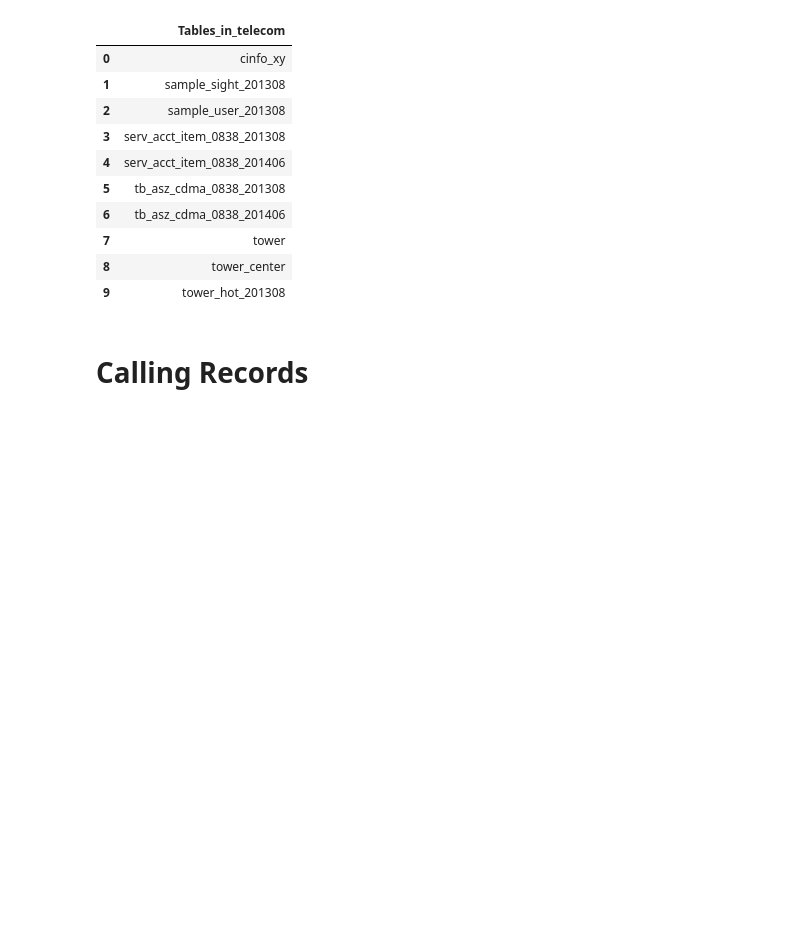
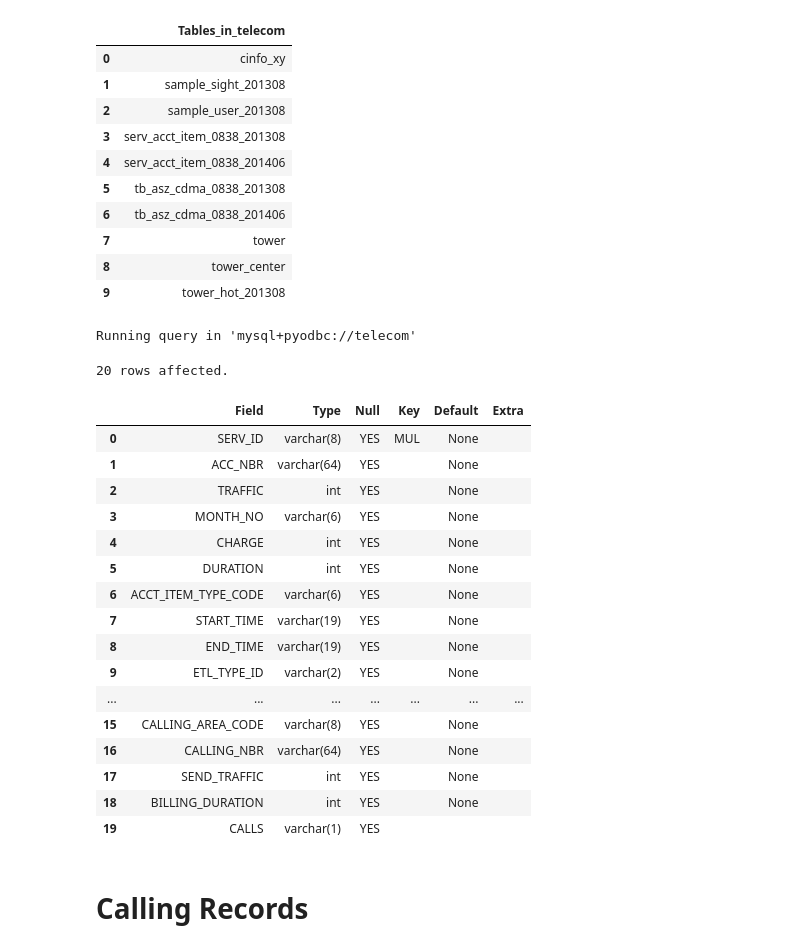
Before and after one commit to githubjacky/telecom, a Jupyter notebook: notebooks/data_info/raw/calling_records.ipynb, the cells around one changed output. Cells and saved outputs as stored; diff of their text form; code cells hidden in the pictures; blank space fills up the shorter version.

```diff
--- a/notebooks/data_info/raw/calling_records.ipynb
+++ b/notebooks/data_info/raw/calling_records.ipynb
@@ -24,5 +28,29 @@ Running query in 'mysql+pyodbc://telecom'
 | 7 | tower |
 | 8 | tower_center |
 | 9 | tower_hot_201308 |
+# %%
+%%sql
+
+DESC serv_acct_item_0838_201308
+# %% [output]
+Running query in 'mysql+pyodbc://telecom'
+20 rows affected.
+|  | Field | Type | Null | Key | Default | Extra |
+| 0 | SERV_ID | varchar(8) | YES | MUL | None |  |
+| 1 | ACC_NBR | varchar(64) | YES |  | None |  |
+| 2 | TRAFFIC | int | YES |  | None |  |
+| 3 | MONTH_NO | varchar(6) | YES |  | None |  |
+| 4 | CHARGE | int | YES |  | None |  |
+| 5 | DURATION | int | YES |  | None |  |
+| 6 | ACCT_ITEM_TYPE_CODE | varchar(6) | YES |  | None |  |
+| 7 | START_TIME | varchar(19) | YES |  | None |  |
+| 8 | END_TIME | varchar(19) | YES |  | None |  |
+| 9 | ETL_TYPE_ID | varchar(2) | YES |  | None |  |
+| ... | ... | ... | ... | ... | ... | ... |
+| 15 | CALLING_AREA_CODE | varchar(8) | YES |  | None |  |
+| 16 | CALLING_NBR | varchar(64) | YES |  | None |  |
+| 17 | SEND_TRAFFIC | int | YES |  | None |  |
+| 18 | BILLING_DURATION | int | YES |  | None |  |
+| 19 | CALLS | varchar(1) | YES |  |  |  |
 # %% [markdown]
 # Calling Records
```
Also changed, not shown: parts of 41 cells of this notebook, 4 other files.
